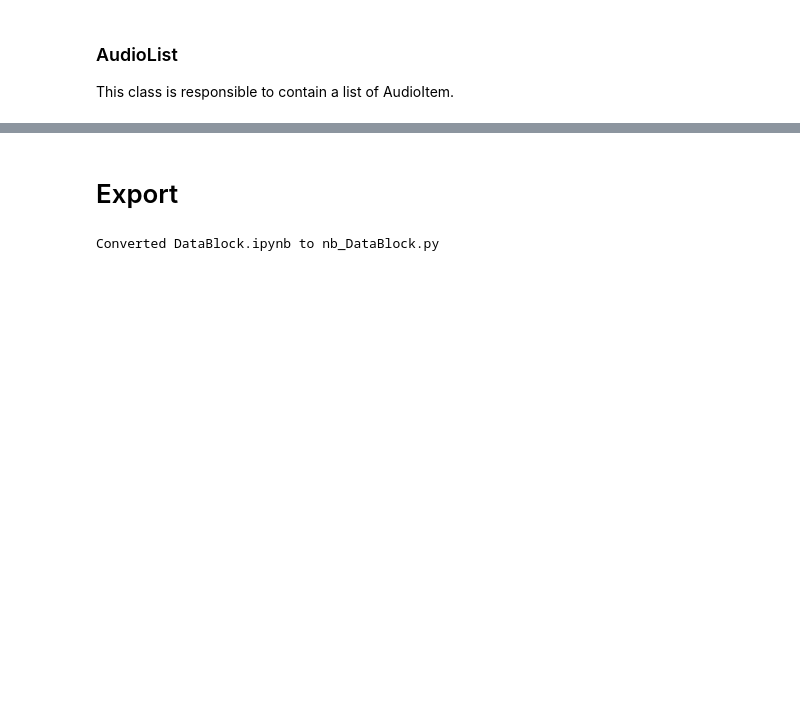
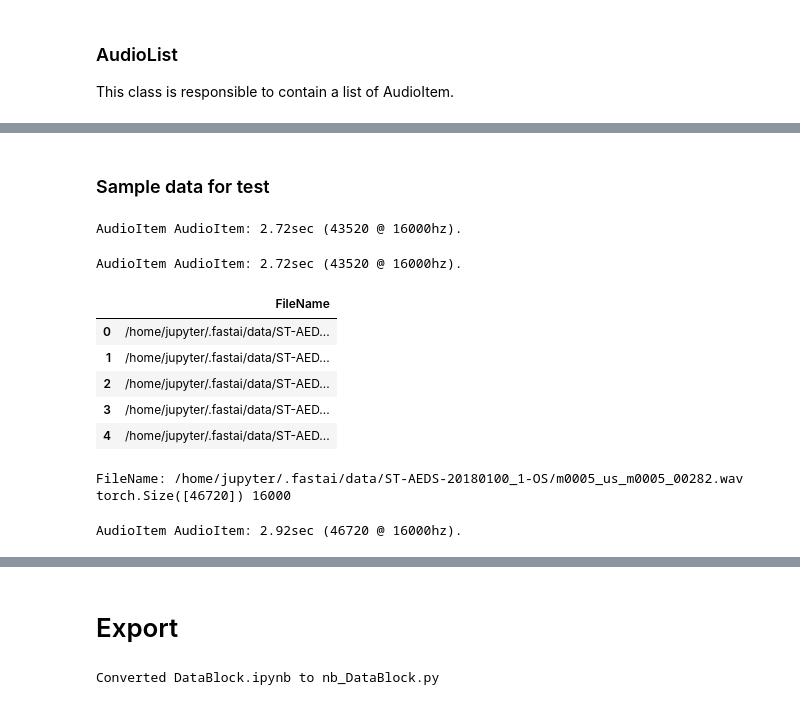
Before and after one commit to fastaudio/fastai_audio, a Jupyter notebook: DataBlock.ipynb, the cells around one changed output, grey strips where cells are left out. Saved outputs shown, nothing was run; the diff lists cells and outputs as text; code cells hidden in the pictures; blank space fills up the shorter version.

```diff
--- a/DataBlock.ipynb
+++ b/DataBlock.ipynb
@@ -140,22 +96,3 @@ class AudioList(ItemList):
     def from_folder(cls, path:PathOrStr='.', extensions:Collection[str]=None, **kwargs)->ItemList:
         extensions = ifnone(extensions, AUDIO_EXTENSIONS)
         return super().from_folder(path=path, extensions=extensions, **kwargs)
-# %%
-def test_AudioList_from_df_file_names():
-    import glob
-    #Create Data Frame
-    df = pd.DataFrame(glob.glob(str(path/'**/*.WAV'), recursive=True)[:10])
-    df.columns = ['FileName']
-    display(df.head())
-
-    #Crete AudioList
-    ils = AudioList.from_df(df, path, cols=['FileName'])
-
-    #Test a item
-    i=5
-    print(f'FileName: {df.FileName[i]}')
-    a = ils.get(i)
-    print(a.data.sig.shape, a.data.sr)
-    display(a)
-
-test_AudioList_from_df_file_names()
@@ -302,0 +129,2 @@ batch_size = 8
+# %% [markdown]
+### Sample data for test
@@ -302,0 +137,23 @@ batch_size = 8
+# %%
+def test_AudioItem_create_from_data(f):
+    signal,samplerate = torchaudio.load(f)
+    a = AudioItem(AudioData(signal,samplerate))
+    assert 1 == len(a.data.sig.shape), 'Single dimension data'
+    assert a.data.sig.shape[0] > 100, 'Has data'
+    assert 16000 == a.data.sr
+    display(a)
+
+test_AudioItem_create_from_data(good_sample)
+# %% [output]
+AudioItem AudioItem: 2.72sec (43520 @ 16000hz).
+# %%
+def test_AudioItem_create_from_audio_file(f):
+    a = AudioItem(AudioData.load(f))
+    assert 1 == len(a.data.sig.shape), 'Single dimension data'
+    assert a.data.sig.shape[0] > 100, 'Has data'
+    assert 16000 == a.data.sr
+    display(a)
+
+test_AudioItem_create_from_audio_file(good_sample)
+# %% [output]
+AudioItem AudioItem: 2.72sec (43520 @ 16000hz).
@@ -302,0 +162,29 @@ batch_size = 8
+# %%
+def test_AudioList_from_df_file_names():
+
+    #Create Data Frame
+    df = pd.DataFrame(glob.glob(str(path/'**/*.wav'), recursive=True)[:10])
+    df.columns = ['FileName']
+    display(df.head())
+
+    #Create AudioList
+    ils = AudioList.from_df(df, path, cols=['FileName'])
+
+    #Test an item
+    i=5
+    print(f'FileName: {df.FileName[i]}')
+    a = ils.get(i)
+    print(a.data.sig.shape, a.data.sr)
+    display(a)
+
+test_AudioList_from_df_file_names()
+# %% [output]
+|  | FileName |
+| 0 | /home/jupyter/.fastai/data/ST-AED... |
+| 1 | /home/jupyter/.fastai/data/ST-AED... |
+| 2 | /home/jupyter/.fastai/data/ST-AED... |
+| 3 | /home/jupyter/.fastai/data/ST-AED... |
+| 4 | /home/jupyter/.fastai/data/ST-AED... |
+FileName: /home/jupyter/.fastai/data/ST-AEDS-20180100_1-OS/m0005_us_m0005_00282.wav
+torch.Size([46720]) 16000
+AudioItem AudioItem: 2.92sec (46720 @ 16000hz).
```
Also changed, not shown: parts of 39 cells of this notebook, 2 other files.
